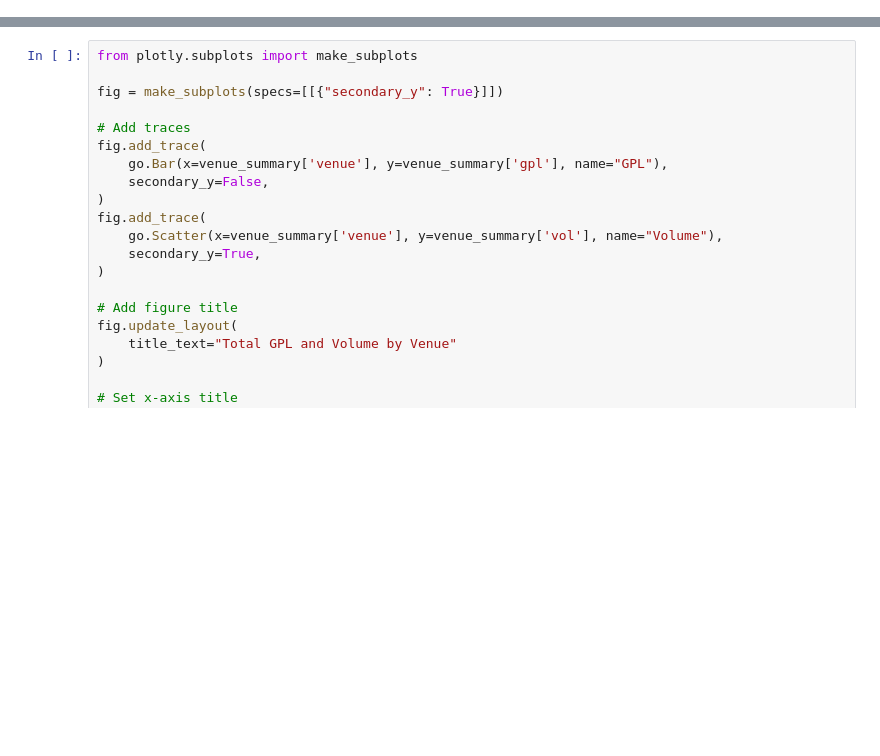
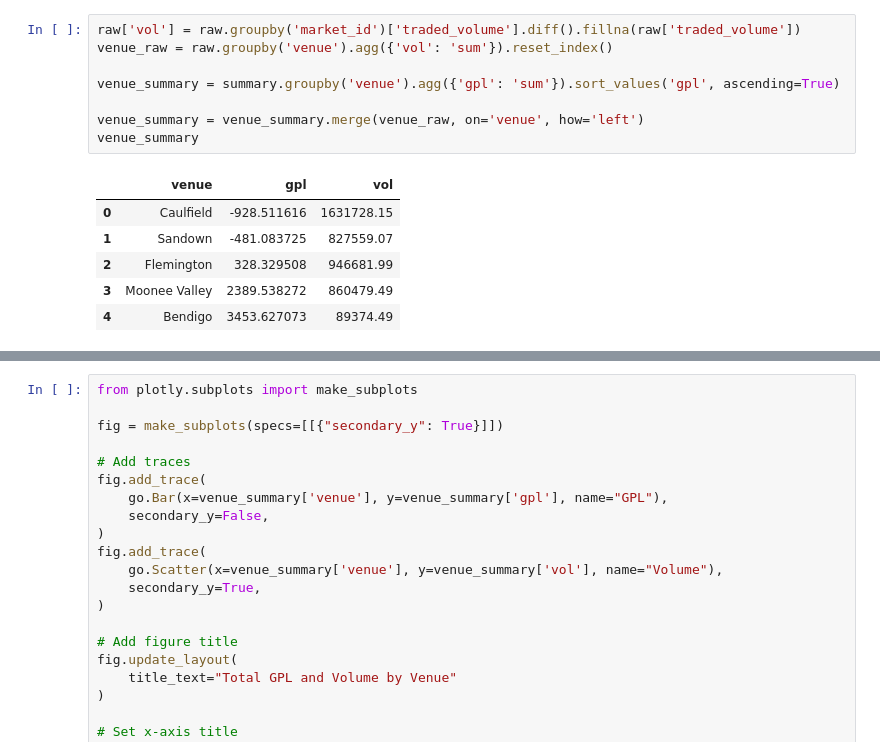
Before and after one commit to madmage9999/FINS3666, a Jupyter notebook: result_viz_vic.ipynb, the cells around one changed output, grey strips where cells are left out. Drawn from its saved outputs; the diff is of its cells as text; blank space fills up the shorter version.

```diff
--- a/result_viz_vic.ipynb
+++ b/result_viz_vic.ipynb
@@ -106,3 +106,18 @@ Total Gross Profit/Loss % = 2.241958489669226
+# %%
+raw['vol'] = raw.groupby('market_id')['traded_volume'].diff().fillna(raw['traded_volume'])
+venue_raw = raw.groupby('venue').agg({'vol': 'sum'}).reset_index()
+
+venue_summary = summary.groupby('venue').agg({'gpl': 'sum'}).sort_values('gpl', ascending=True)
+
+venue_summary = venue_summary.merge(venue_raw, on='venue', how='left')
+venue_summary
+# %% [output]
+|  | venue | gpl | vol |
+| 0 | Caulfield | -928.511616 | 1631728.15 |
+| 1 | Sandown | -481.083725 | 827559.07 |
+| 2 | Flemington | 328.329508 | 946681.99 |
+| 3 | Moonee Valley | 2389.538272 | 860479.49 |
+| 4 | Bendigo | 3453.627073 | 89374.49 |
 # %%
 raw['vol'] = raw.groupby('market_id')['traded_volume'].diff().fillna(raw['traded_volume'])
 venue_raw = raw.groupby('venue').agg({'vol': 'sum'}).reset_index()
```
Also changed, not shown: parts of 8 cells of this notebook.
